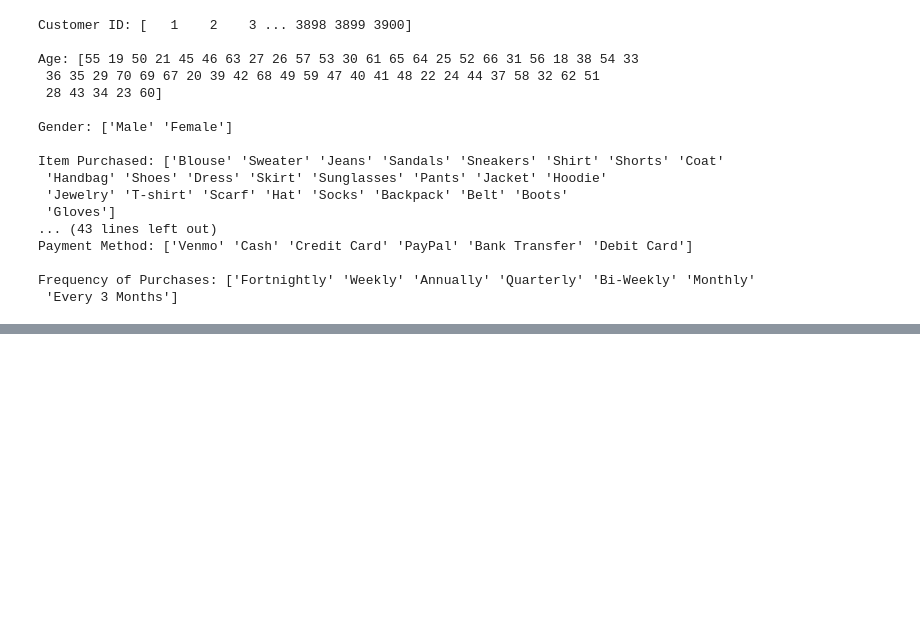
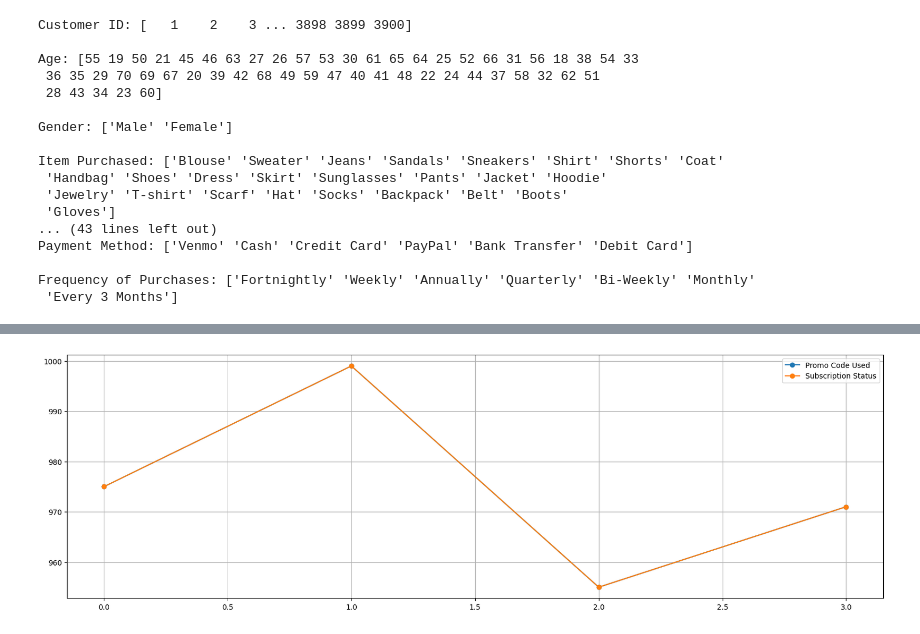
Before and after one commit to Udhay2898/Project, a Jupyter notebook: Shopping_Trends(Line).ipynb, the cells around one changed output, grey strips where cells are left out. Saved outputs shown, nothing was run; the diff lists cells and outputs as text; code cells hidden in the pictures; blank space fills up the shorter version.

Commit message:
Analysis a data using Line Chart

```diff
--- a/Shopping_Trends(Line).ipynb
+++ b/Shopping_Trends(Line).ipynb
@@ -196,3 +196,8 @@ Payment Method: ['Venmo' 'Cash' 'Credit Card' 'PayPal' 'Bank Transfer' 'Debit Ca
 
 Frequency of Purchases: ['Fortnightly' 'Weekly' 'Annually' 'Quarterly' 'Bi-Weekly' 'Monthly'
  'Every 3 Months']
+# %%
+agg_data = df.groupby('Season').agg({
+    'Promo Code Used': 'count',
+    'Subscription Status' : 'count'}).reset_index()
+agg_data
@@ -198,0 +210,5 @@ Frequency of Purchases: ['Fortnightly' 'Weekly' 'Annually' 'Quarterly' 'Bi-Weekl
+# %%
+agg_data.plot(figsize = (20,6),marker = 'o', grid = True)
+plt.show()
+# %% [output]
+[figure, added]
```
Also changed, not shown: parts of 9 cells of this notebook.
